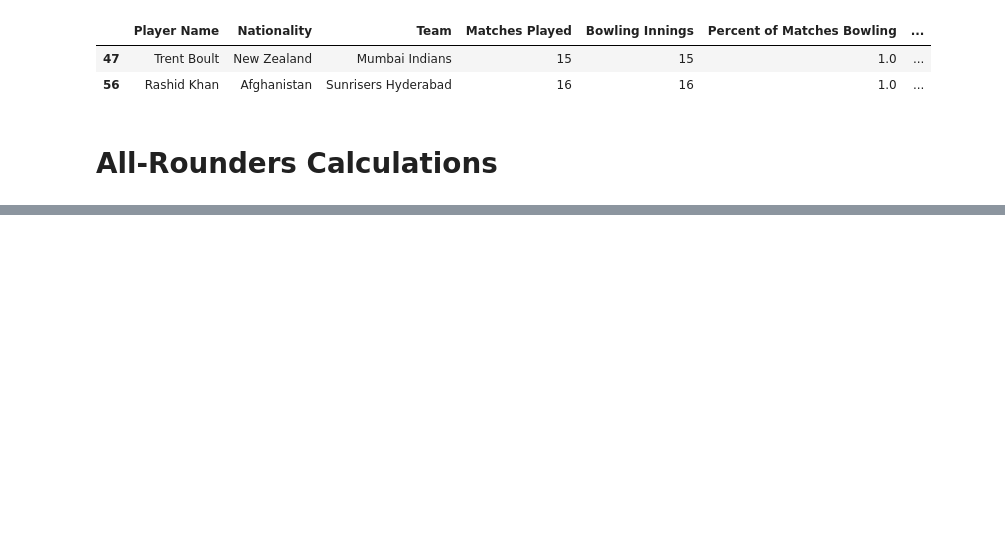
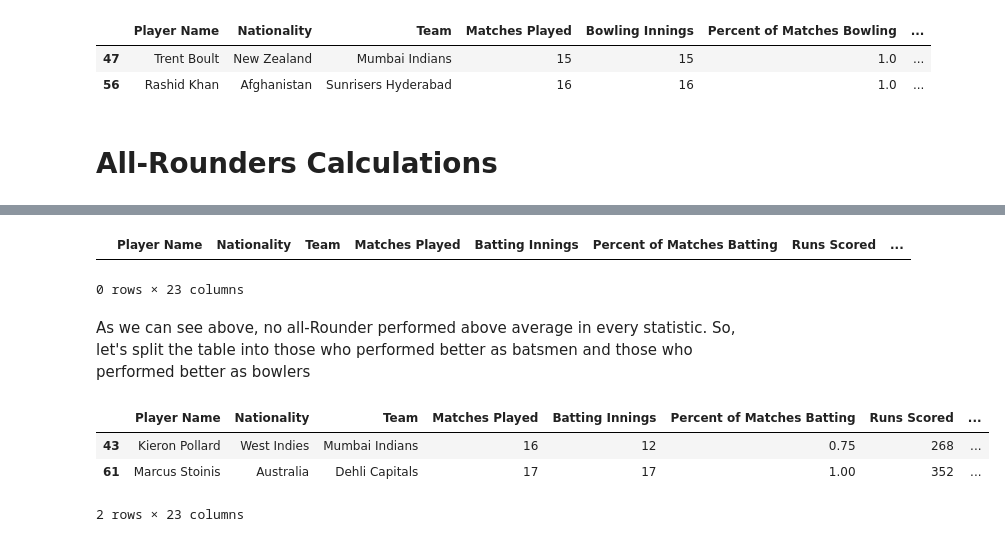
Before and after one commit to gprasad125/cricketProject, a Jupyter notebook: cricket.ipynb, the cells around one changed output, grey strips where cells are left out. Saved outputs shown, nothing was run; the diff lists cells and outputs as text; code cells hidden in the pictures; blank space fills up the shorter version.

```diff
--- a/cricket.ipynb
+++ b/cricket.ipynb
@@ -401,0 +456,24 @@ bestBowl
+# %%
+bestAR = allRounders.loc[(allRounders["Runs Scored Z Scores"] > 0)
+                         & (allRounders["Batting Avg. Z Scores"] > 0)
+                         & (allRounders["Strike Rates Z Scores"] > 0)
+                         & (allRounders["Wickets Z Scores"] > 0)
+                         & (allRounders["Bowling Avg. Z Scores"] < 0)
+                         & (allRounders["Economy Rate Z Scores"] < 0)
+                         & (allRounders["Bowling SR Z Scores"] < 0)]
+bestAR
+# %% [output]
+|  | Player Name | Nationality | Team | Matches Played | Batting Innings | Percent of Matches Batting | Runs Scored | ... |
+0 rows × 23 columns
+# %% [markdown]
+As we can see above, no all-Rounder performed above average in every statistic. So, let's split the table into those who performed better as batsmen and those who performed better as bowlers
+# %%
+bestARBat = allRounders.loc[(allRounders["Runs Scored Z Scores"] > 0)
+                         & (allRounders["Batting Avg. Z Scores"] > 0)
+                         & (allRounders["Strike Rates Z Scores"] > 0)]
+bestARBat
+# %% [output]
+|  | Player Name | Nationality | Team | Matches Played | Batting Innings | Percent of Matches Batting | Runs Scored | ... |
+| 43 | Kieron Pollard | West Indies | Mumbai Indians | 16 | 12 | 0.75 | 268 | ... |
+| 61 | Marcus Stoinis | Australia | Dehli Capitals | 17 | 17 | 1.00 | 352 | ... |
+2 rows × 23 columns
```
Also changed, not shown: parts of 5 cells of this notebook.
